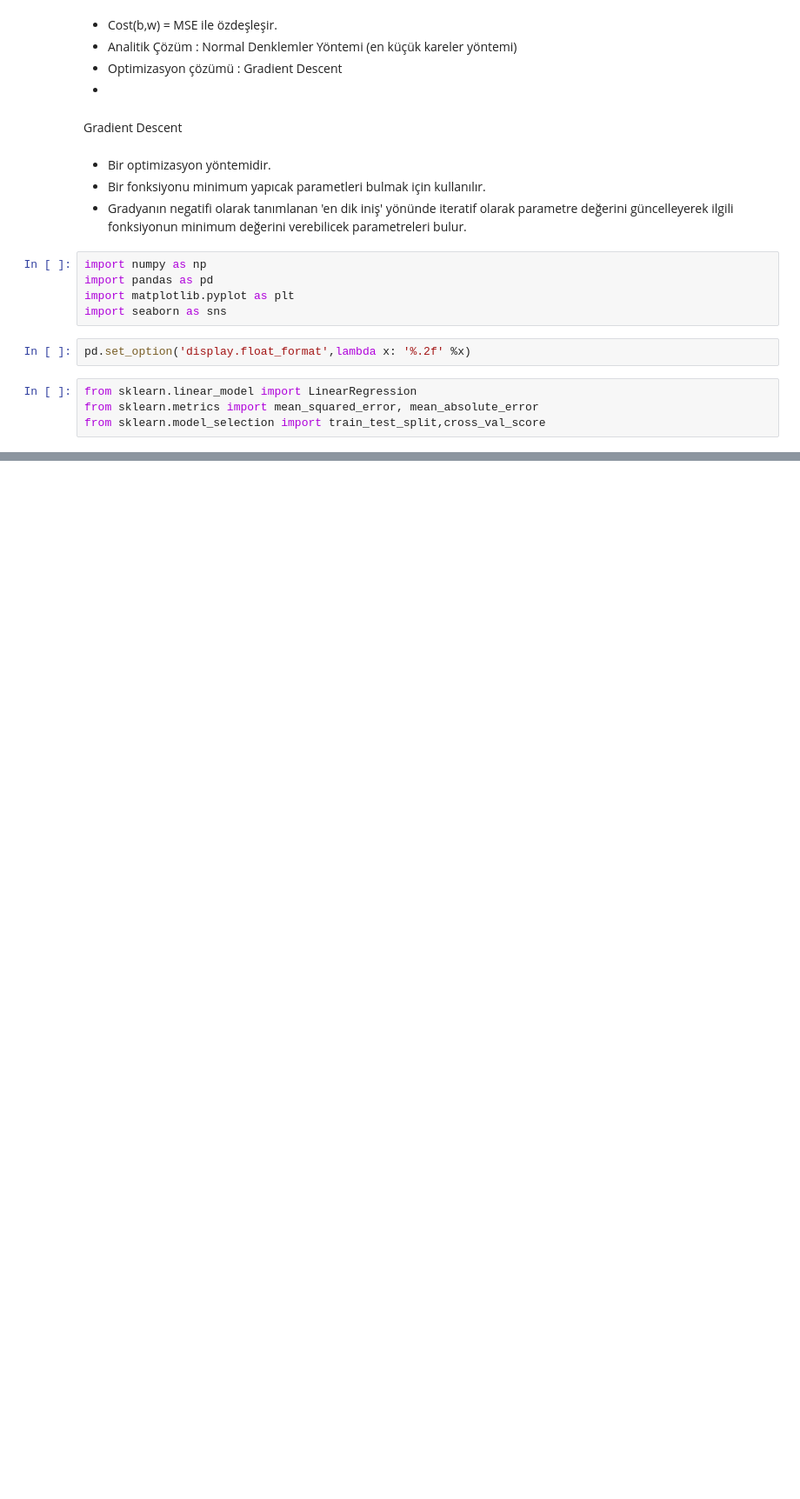
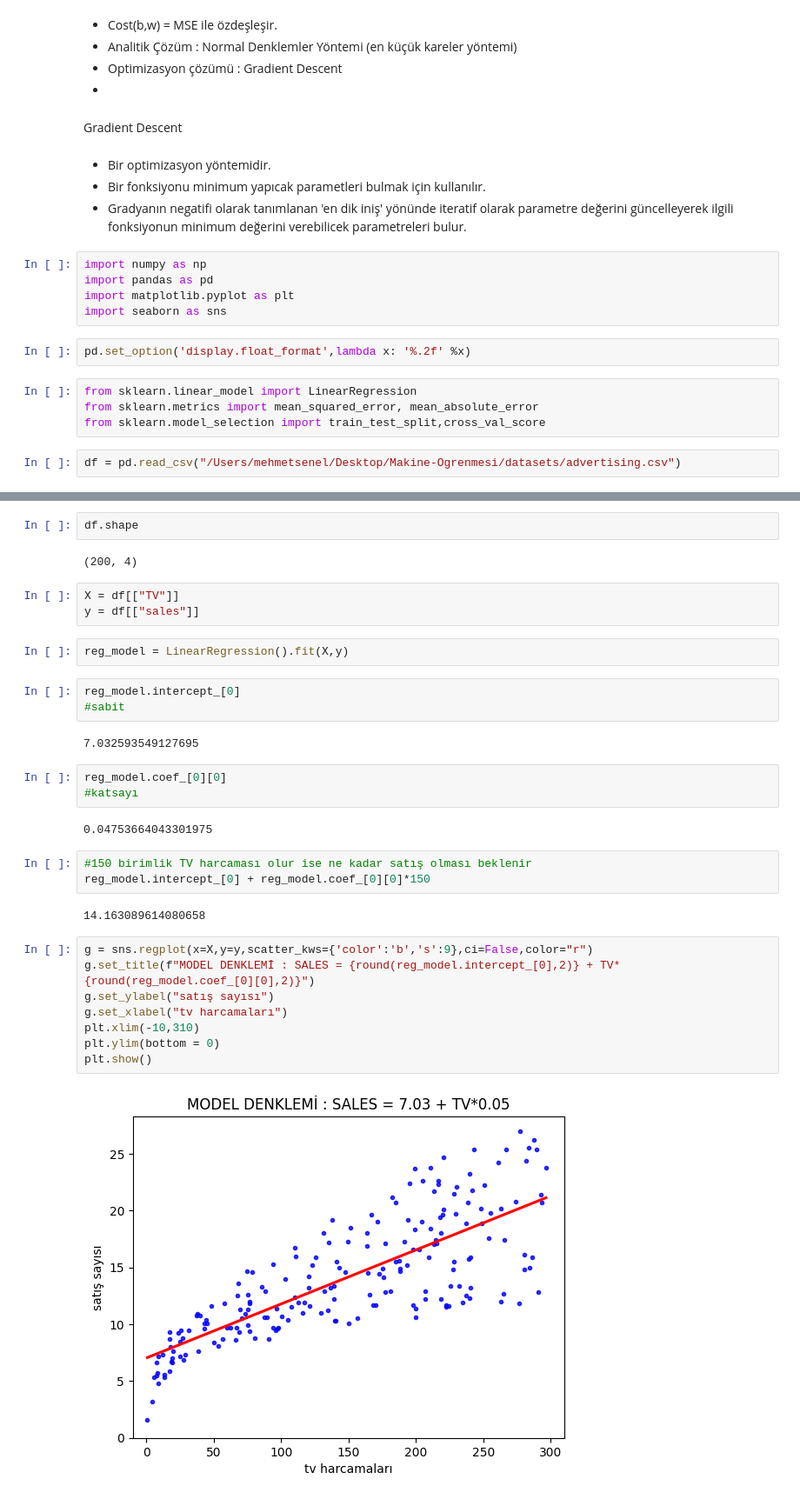
Before and after one commit to SirMsenel/Makine-Ogrenmesi, a Jupyter notebook: regresyon modelleri/Doğrusalreg(teori).ipynb, the cells around one changed output, grey strips where cells are left out. Shown at 87% size. Drawn from its saved outputs; the diff is of its cells as text; blank space fills up the shorter version.

Commit message:
linear reg and gradient

```diff
--- a/regresyon modelleri/Doğrusalreg(teori).ipynb
+++ b/regresyon modelleri/Doğrusalreg(teori).ipynb
@@ -33,3 +33,5 @@ pd.set_option('display.float_format',lambda x: '%.2f' %x)
 from sklearn.linear_model import LinearRegression
 from sklearn.metrics import mean_squared_error, mean_absolute_error
 from sklearn.model_selection import train_test_split,cross_val_score
+# %%
+df = pd.read_csv("/Users/mehmetsenel/Desktop/Makine-Ogrenmesi/datasets/advertising.csv")
@@ -35,0 +47,34 @@ from sklearn.model_selection import train_test_split,cross_val_score
+# %%
+df.shape
+# %% [output]
+(200, 4)
+# %%
+X = df[["TV"]]
+y = df[["sales"]]
+# %%
+reg_model = LinearRegression().fit(X,y)
+# %%
+reg_model.intercept_[0]
+#sabit
+# %% [output]
+7.032593549127695
+# %%
+reg_model.coef_[0][0]
+#katsayı
+# %% [output]
+0.04753664043301975
+# %%
+#150 birimlik TV harcaması olur ise ne kadar satış olması beklenir
+reg_model.intercept_[0] + reg_model.coef_[0][0]*150
+# %% [output]
+14.163089614080658
+# %%
+g = sns.regplot(x=X,y=y,scatter_kws={'color':'b','s':9},ci=False,color="r")
+g.set_title(f"MODEL DENKLEMİ : SALES = {round(reg_model.intercept_[0],2)} + TV*{round(reg_model.coef_[0][0],2)}")
+g.set_ylabel("satış sayısı")
+g.set_xlabel("tv harcamaları")
+plt.xlim(-10,310)
+plt.ylim(bottom = 0)
+plt.show()
+# %% [output]
+[figure, added]
```
Also changed, not shown: parts of 34 cells of this notebook, 1 other file.
